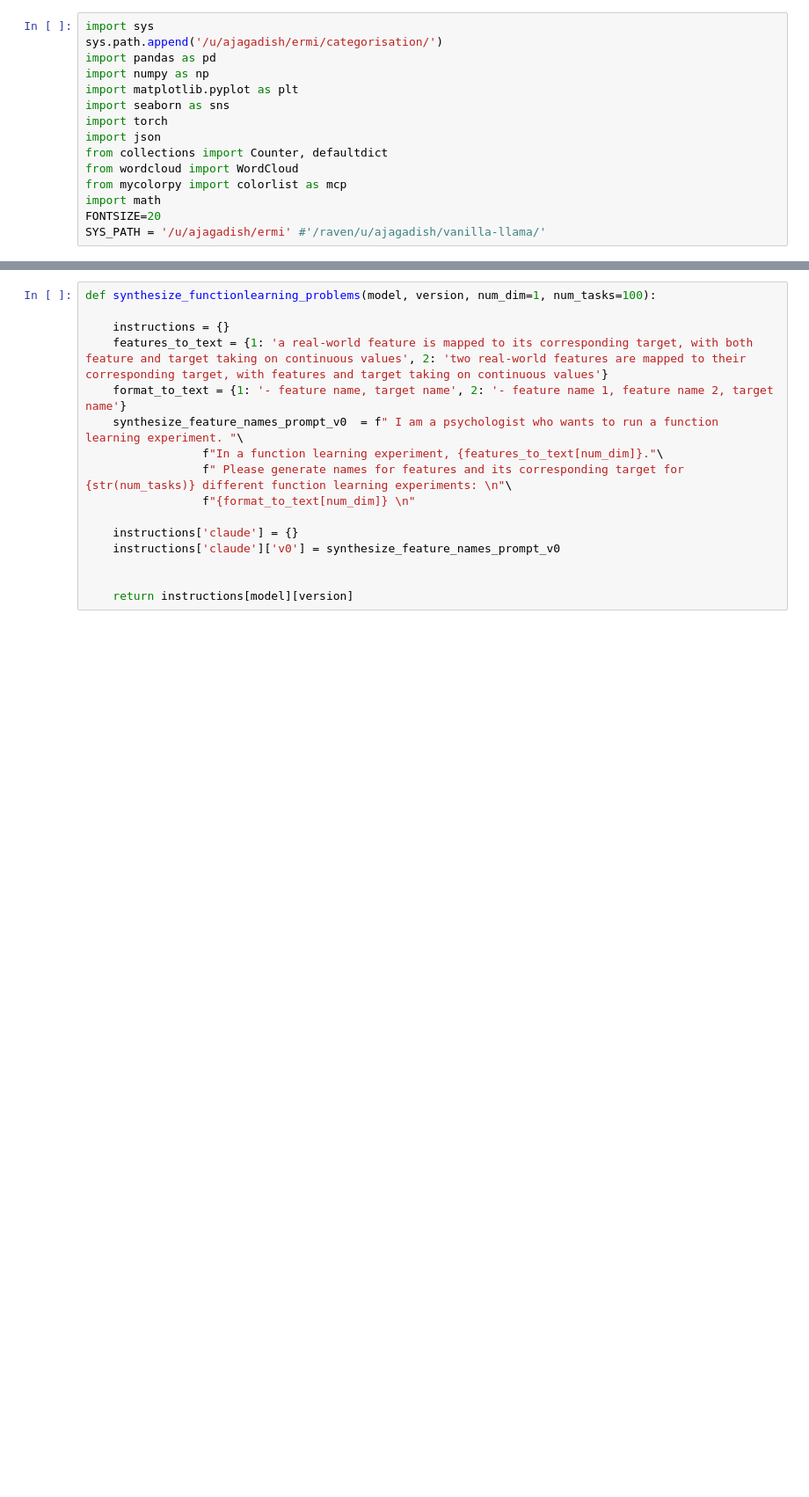
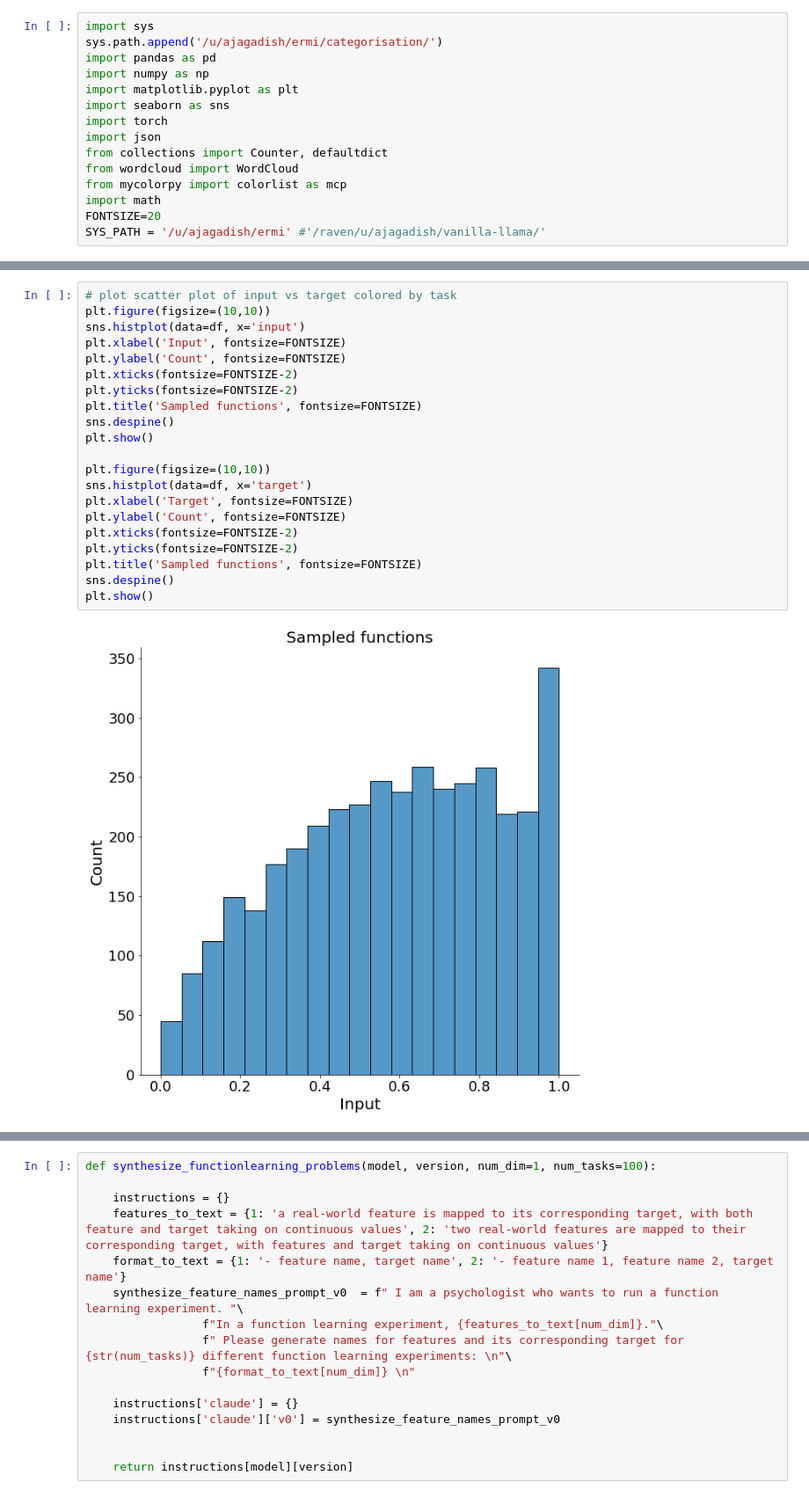
Before and after one commit to akjagadish/ermi, a Jupyter notebook: notebooks/bermi.ipynb, the cells around one changed output, grey strips where cells are left out. Shown: that part at 88% size. Cells and saved outputs as stored; diff of their text form; blank space fills up the shorter version.

```diff
--- a/notebooks/bermi.ipynb
+++ b/notebooks/bermi.ipynb
@@ -15,0 +41,23 @@ SYS_PATH = '/u/ajagadish/ermi' #'/raven/u/ajagadish/vanilla-llama/'
+# %%
+# plot scatter plot of input vs target colored by task
+plt.figure(figsize=(10,10))
+sns.histplot(data=df, x='input')
+plt.xlabel('Input', fontsize=FONTSIZE)
+plt.ylabel('Count', fontsize=FONTSIZE)
+plt.xticks(fontsize=FONTSIZE-2)
+plt.yticks(fontsize=FONTSIZE-2)
+plt.title('Sampled functions', fontsize=FONTSIZE)
+sns.despine()
+plt.show()
+
+plt.figure(figsize=(10,10))
+sns.histplot(data=df, x='target')
+plt.xlabel('Target', fontsize=FONTSIZE)
+plt.ylabel('Count', fontsize=FONTSIZE)
+plt.xticks(fontsize=FONTSIZE-2)
+plt.yticks(fontsize=FONTSIZE-2)
+plt.title('Sampled functions', fontsize=FONTSIZE)
+sns.despine()
+plt.show()
+# %% [output]
+[figure, added]
```
Also changed, not shown: parts of 5 cells of this notebook.
